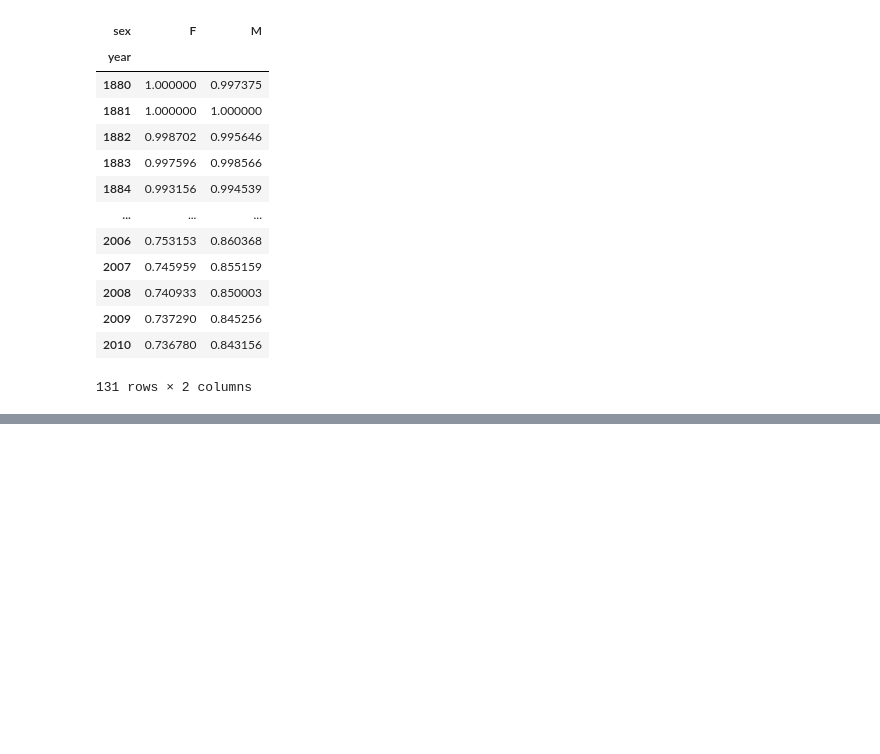
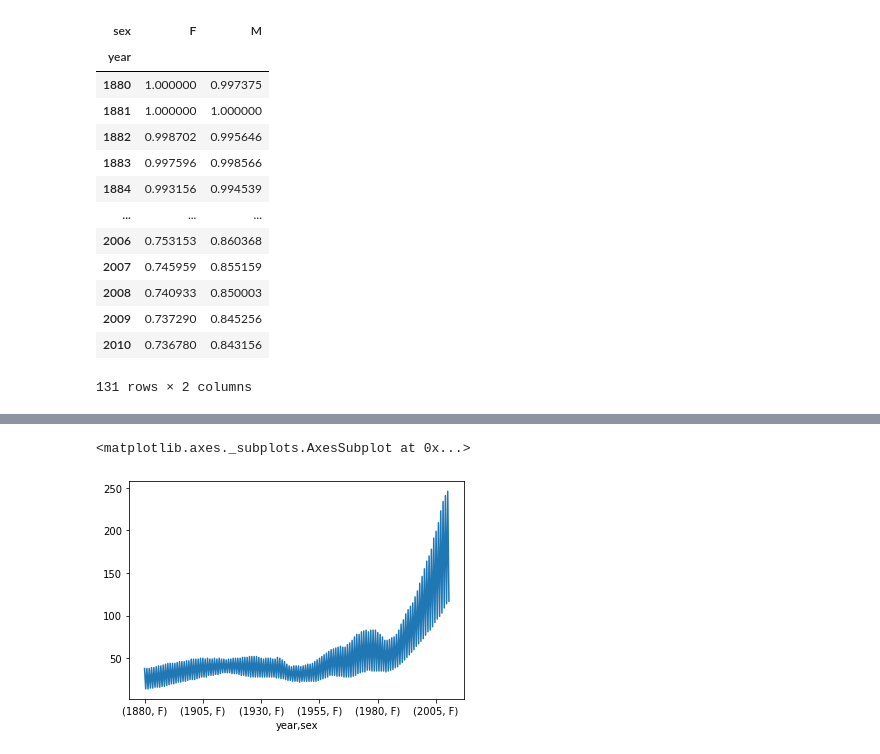
Before and after one commit to ikeven94/py_repo, a Jupyter notebook: Pandas_Numpy/Pandas_pivot_table.ipynb, the cells around one changed output, grey strips where cells are left out. Saved outputs shown, nothing was run; the diff lists cells and outputs as text; code cells hidden in the pictures; blank space fills up the shorter version.

```diff
--- a/Pandas_Numpy/Pandas_pivot_table.ipynb
+++ b/Pandas_Numpy/Pandas_pivot_table.ipynb
@@ -395,0 +463,8 @@ top1000.pivot_table('prop',index='year',columns='sex',aggfunc=sum)
+# %%
+# 0.5 넘어가는 index 구하는 function
+def get_quantile_count(group,q =0.5):
+    group = group.sort_values(by='prop',ascending=False)
+    return group.prop.cumsum().values.searchsorted(0.5)+1
+# %%
+diversity = top1000.groupby(['year','sex']).apply(get_quantile_count)
+diversity
@@ -395,0 +502,5 @@ top1000.pivot_table('prop',index='year',columns='sex',aggfunc=sum)
+# %%
+diversity.plot()
+# %% [output]
+<matplotlib.axes._subplots.AxesSubplot at 0x...>
+[figure, added]
```
Also changed, not shown: parts of 23 cells of this notebook.
